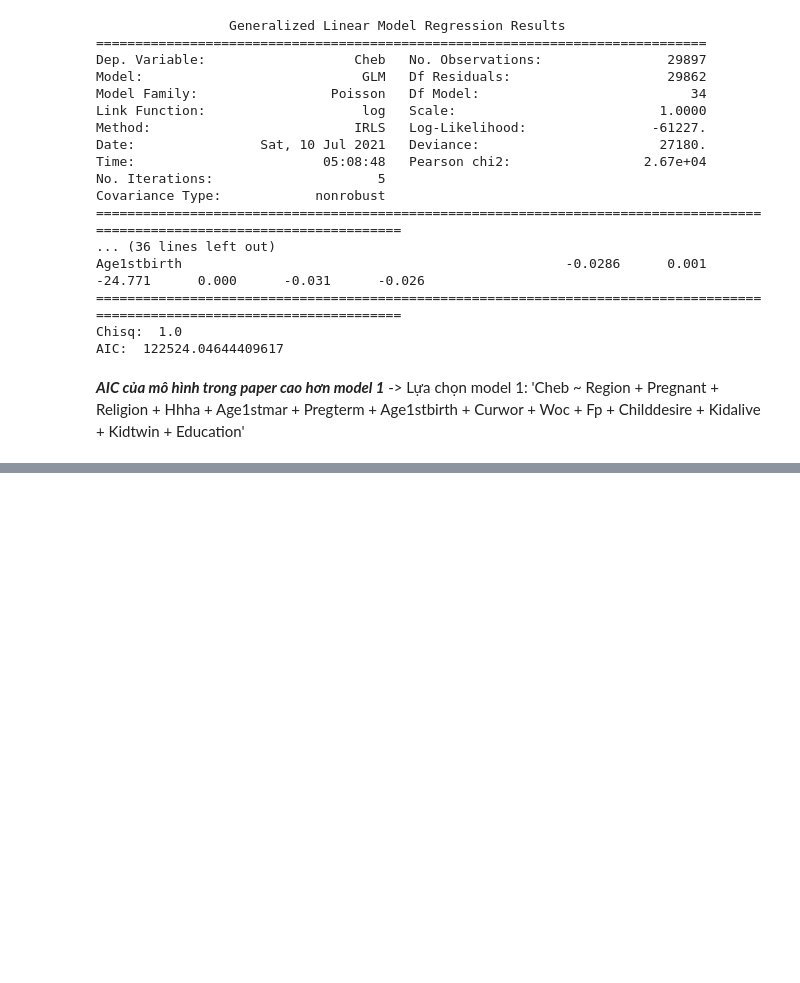
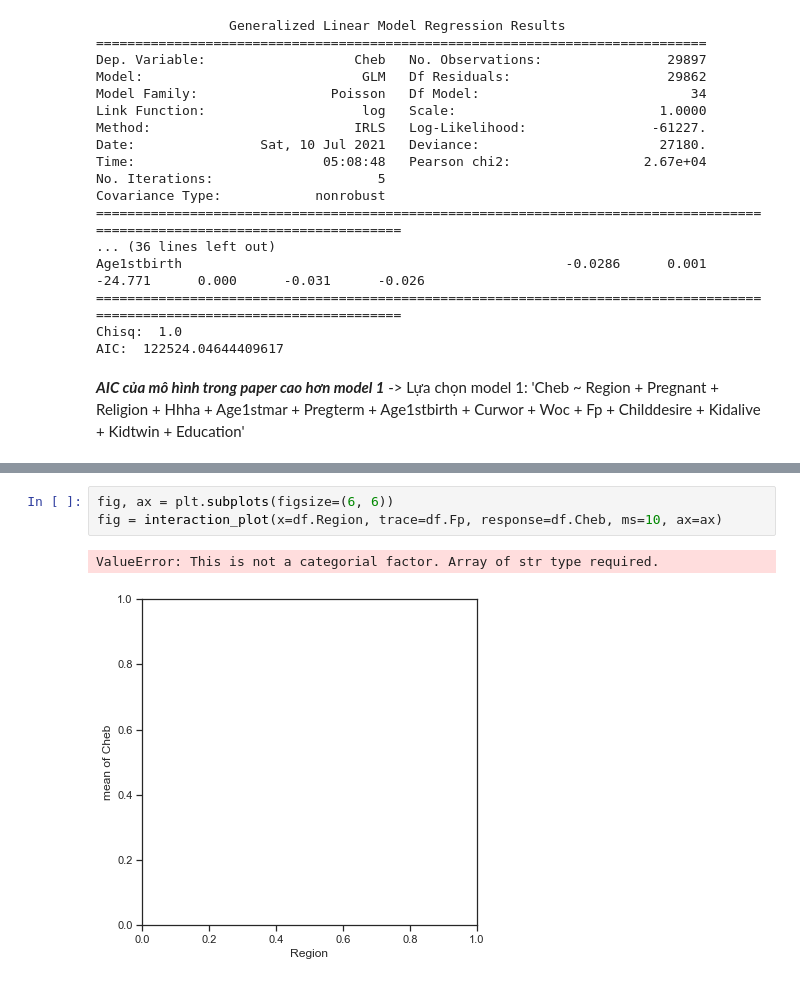
Before and after one commit to thanhcong1321/Project_GLM, a Jupyter notebook: Project_glm/Modeling.ipynb, the cells around one changed output, grey strips where cells are left out. Cells and saved outputs as stored; diff of their text form; blank space fills up the shorter version.

```diff
--- a/Project_glm/Modeling.ipynb
+++ b/Project_glm/Modeling.ipynb
@@ -420,0 +419,6 @@ diagnostic(result_pp)
+# %%
+fig, ax = plt.subplots(figsize=(6, 6))
+fig = interaction_plot(x=df.Region, trace=df.Fp, response=df.Cheb, ms=10, ax=ax)
+# %% [output]
+ValueError: This is not a categorial factor. Array of str type required.
+[figure, added]
```
Also changed, not shown: parts of 8 cells of this notebook.
